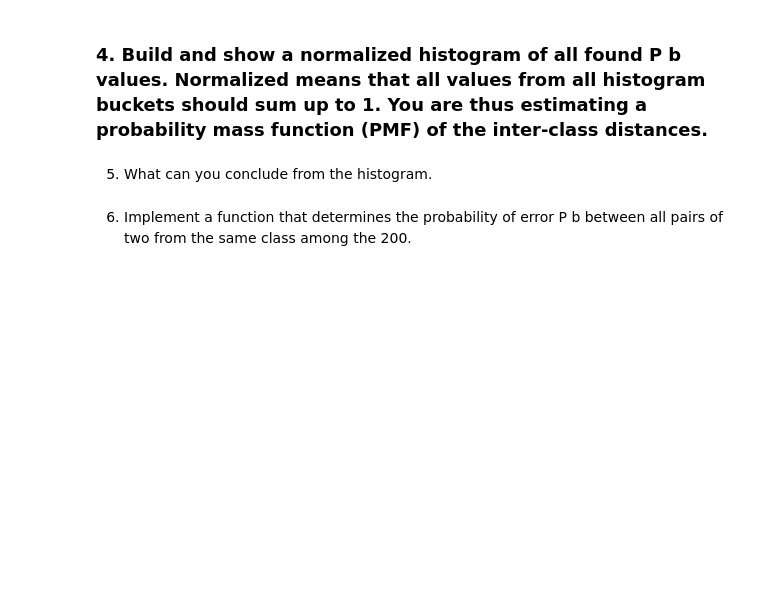
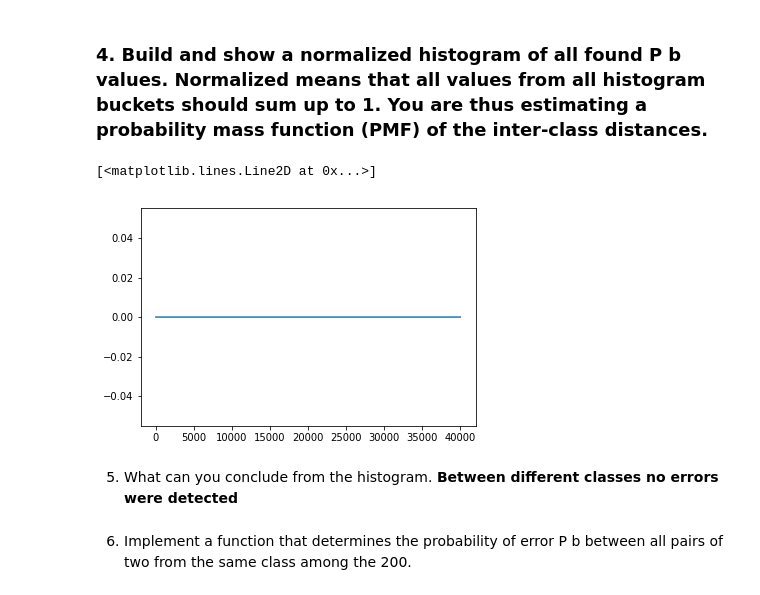
Before and after one commit to partizanos/multimedia_security, a Jupyter notebook: multimedia_TP1.ipynb, the cells around one changed output. Cells and saved outputs as stored; diff of their text form; code cells hidden in the pictures; blank space fills up the shorter version.

```diff
--- a/multimedia_TP1.ipynb
+++ b/multimedia_TP1.ipynb
@@ -474,7 +458,14 @@ plt.imshow(images[100])
 # %% [markdown]
 ### 4. Build and show a normalized histogram of all found P b values. Normalized means that all values from all histogram buckets should sum up to 1. You are thus estimating a probability mass function (PMF) of the inter-class distances.
+# %%
+errors = error_inter(images_descriptor, distorted_descriptor)
+plt.plot(errors)
+# %% [output]
+[<matplotlib.lines.Line2D at 0x...>]
+[figure, added]
 # %% [markdown]
 5. What can you conclude from the histogram.
+**Between different classes no errors were detected**
 # %% [markdown]
 6. Implement a function that determines the probability of error P b between all pairs of two from
 the same class among the 200.
```
Also changed, not shown: parts of 16 cells of this notebook.
